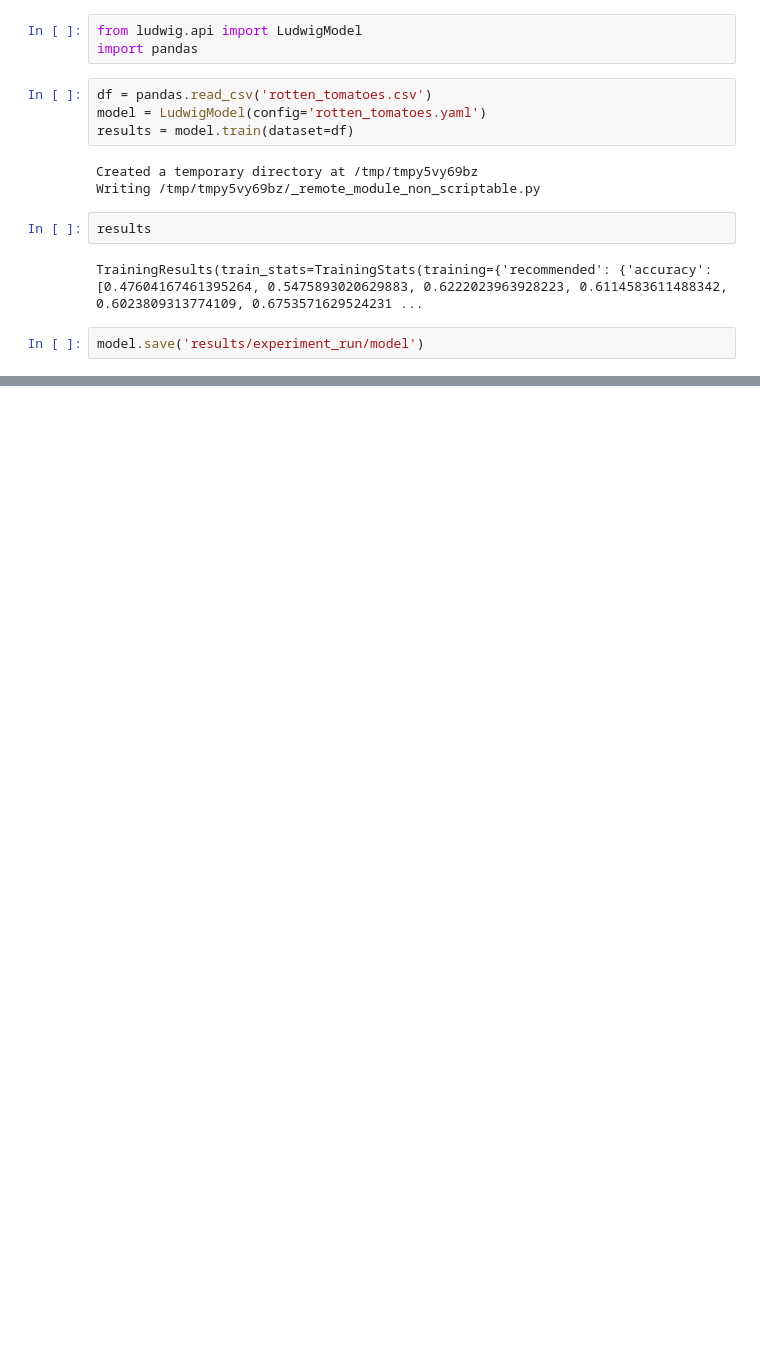
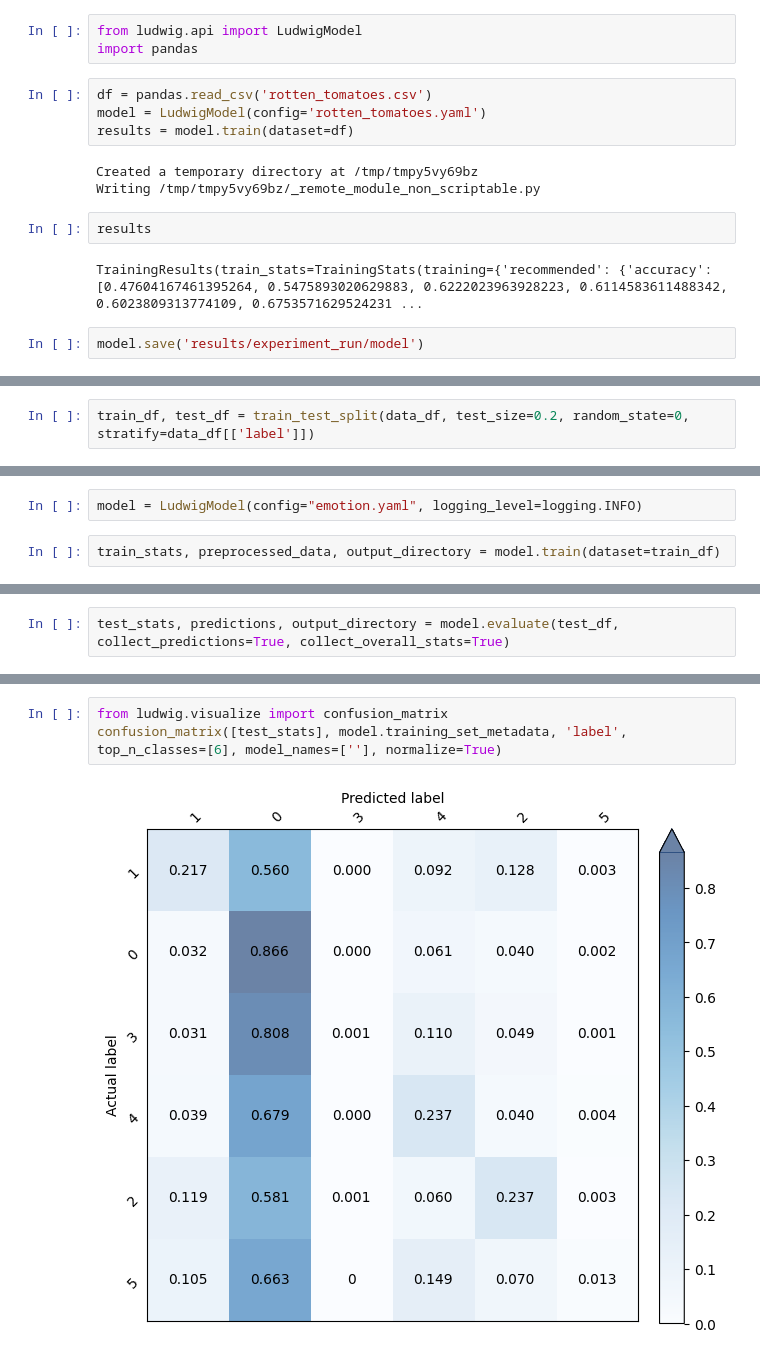
Before and after one commit to guptashrey/AutoML-with-Ludwig, a Jupyter notebook: ludwig_tutorial.ipynb, the cells around one changed output, grey strips where cells are left out. Cells and saved outputs as stored; diff of their text form; blank space fills up the shorter version.

Commit message:
Ludwig on Emotion Classification

```diff
--- a/ludwig_tutorial.ipynb
+++ b/ludwig_tutorial.ipynb
@@ -28,0 +36,2 @@ predictions.head()
+# %%
+train_df, test_df = train_test_split(data_df, test_size=0.2, random_state=0, stratify=data_df[['label']])
@@ -28,0 +50,4 @@ predictions.head()
+# %%
+model = LudwigModel(config="emotion.yaml", logging_level=logging.INFO)
+# %%
+train_stats, preprocessed_data, output_directory = model.train(dataset=train_df)
@@ -28,0 +92,2 @@ predictions.head()
+# %%
+test_stats, predictions, output_directory = model.evaluate(test_df, collect_predictions=True, collect_overall_stats=True)
@@ -28,0 +112,5 @@ predictions.head()
+# %%
+from ludwig.visualize import confusion_matrix
+confusion_matrix([test_stats], model.training_set_metadata, 'label', top_n_classes=[6], model_names=[''], normalize=True)
+# %% [output]
+[figure, added]
```
Also changed, not shown: parts of 8 cells of this notebook, 5 other files.
